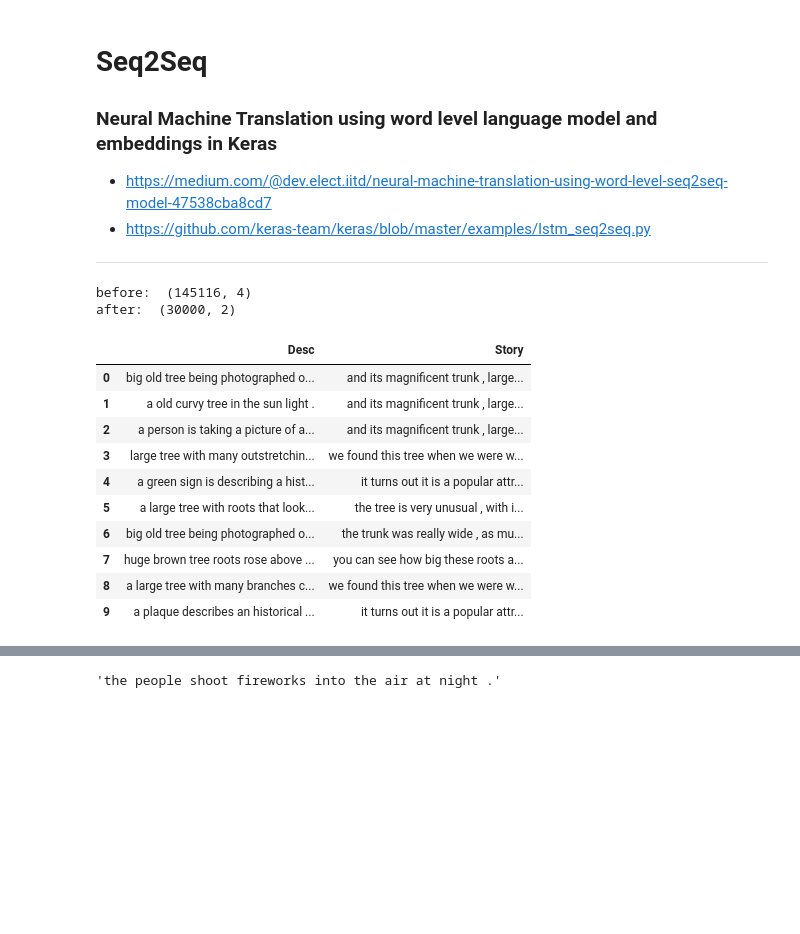
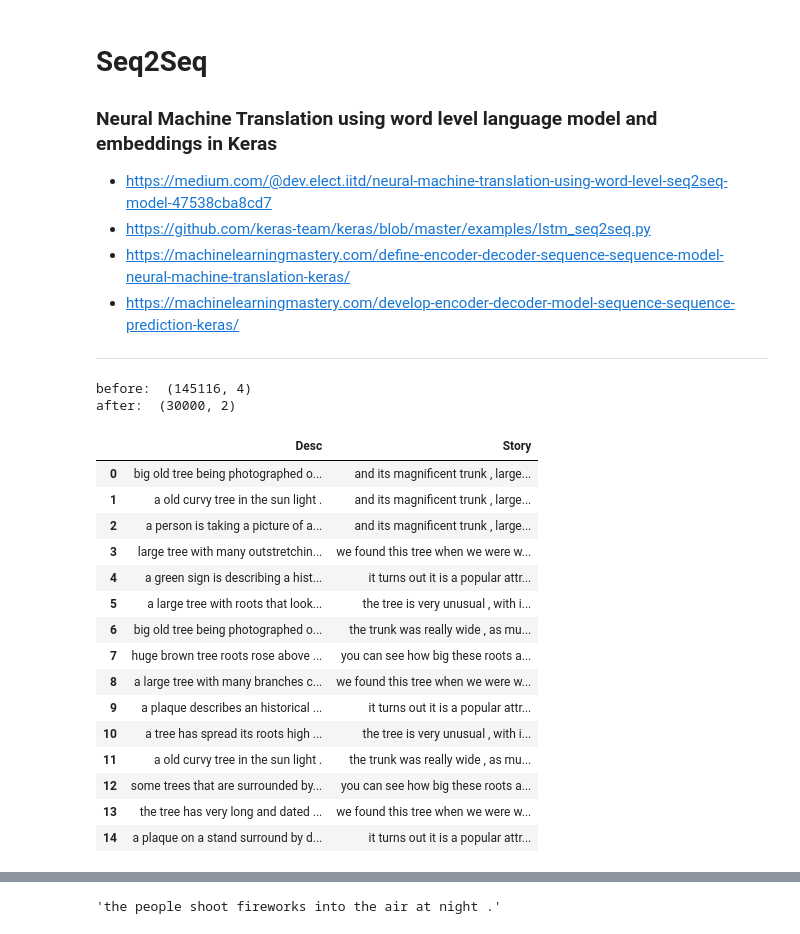
Before and after one commit to woodongk/story-blender, a Jupyter notebook: 2. Story Generation.ipynb, the cells around one changed output, grey strips where cells are left out. Saved outputs shown, nothing was run; the diff lists cells and outputs as text; code cells hidden in the pictures; blank space fills up the shorter version.

```diff
--- a/2. Story Generation.ipynb
+++ b/2. Story Generation.ipynb
@@ -4,6 +4,8 @@
 
 - https://medium.com/@dev.elect.iitd/neural-machine-translation-using-word-level-seq2seq-model-47538cba8cd7
 - https://github.com/keras-team/keras/blob/master/examples/lstm_seq2seq.py
+- https://machinelearningmastery.com/define-encoder-decoder-sequence-sequence-model-neural-machine-translation-keras/
+- https://machinelearningmastery.com/develop-encoder-decoder-model-sequence-sequence-prediction-keras/
 
 ---
 # %%
@@ -21,27 +23,32 @@ import matplotlib.pyplot as plt
 # %%
 # load
 with open('df_story_desc_final.pickle', 'rb') as f:
     df_story_and_desc = pickle.load(f)
 
 print ("before: ", df_story_and_desc.shape)
 df_story_and_desc = df_story_and_desc[:30000]
 
 df_story_and_desc_id = df_story_and_desc['Story_Photo_id']
 df_story_and_desc_text = df_story_and_desc[['Desc', 'Story']]
 
 print ("after: ", df_story_and_desc_text.shape)
-df_story_and_desc_text.head(10)
+df_story_and_desc_text.head(15)
 # %% [output]
 before:  (145116, 4)
 after:  (30000, 2)
 |  | Desc | Story |
 | 0 | big old tree being photographed o... | and its magnificent trunk , large... |
 | 1 | a old curvy tree in the sun light . | and its magnificent trunk , large... |
 | 2 | a person is taking a picture of a... | and its magnificent trunk , large... |
 | 3 | large tree with many outstretchin... | we found this tree when we were w... |
 | 4 | a green sign is describing a hist... | it turns out it is a popular attr... |
 | 5 | a large tree with roots that look... | the tree is very unusual , with i... |
 | 6 | big old tree being photographed o... | the trunk was really wide , as mu... |
 | 7 | huge brown tree roots rose above ... | you can see how big these roots a... |
 | 8 | a large tree with many branches c... | we found this tree when we were w... |
 | 9 | a plaque describes an historical ... | it turns out it is a popular attr... |
+| 10 | a tree has spread its roots high ... | the tree is very unusual , with i... |
+| 11 | a old curvy tree in the sun light . | the trunk was really wide , as mu... |
+| 12 | some trees that are surrounded by... | you can see how big these roots a... |
+| 13 | the tree has very long and dated ... | we found this tree when we were w... |
+| 14 | a plaque on a stand surround by d... | it turns out it is a popular attr... |
```
Also changed, not shown: parts of 16 cells of this notebook.
